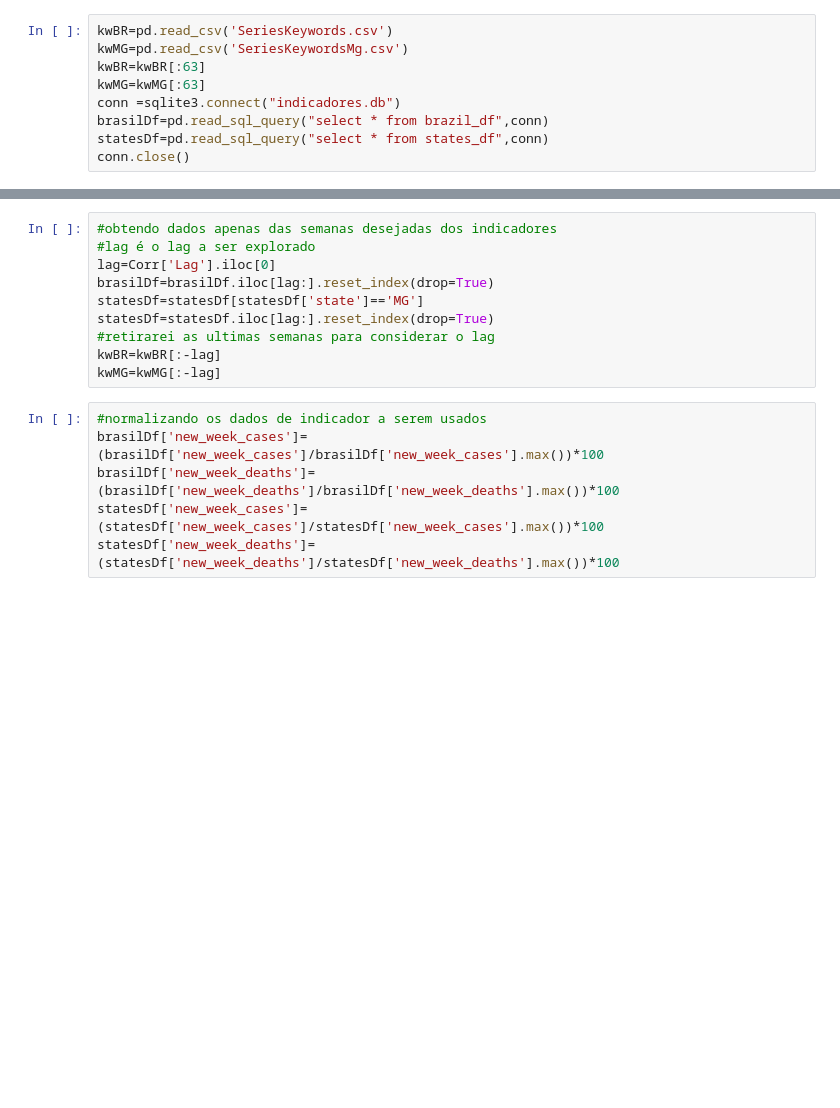
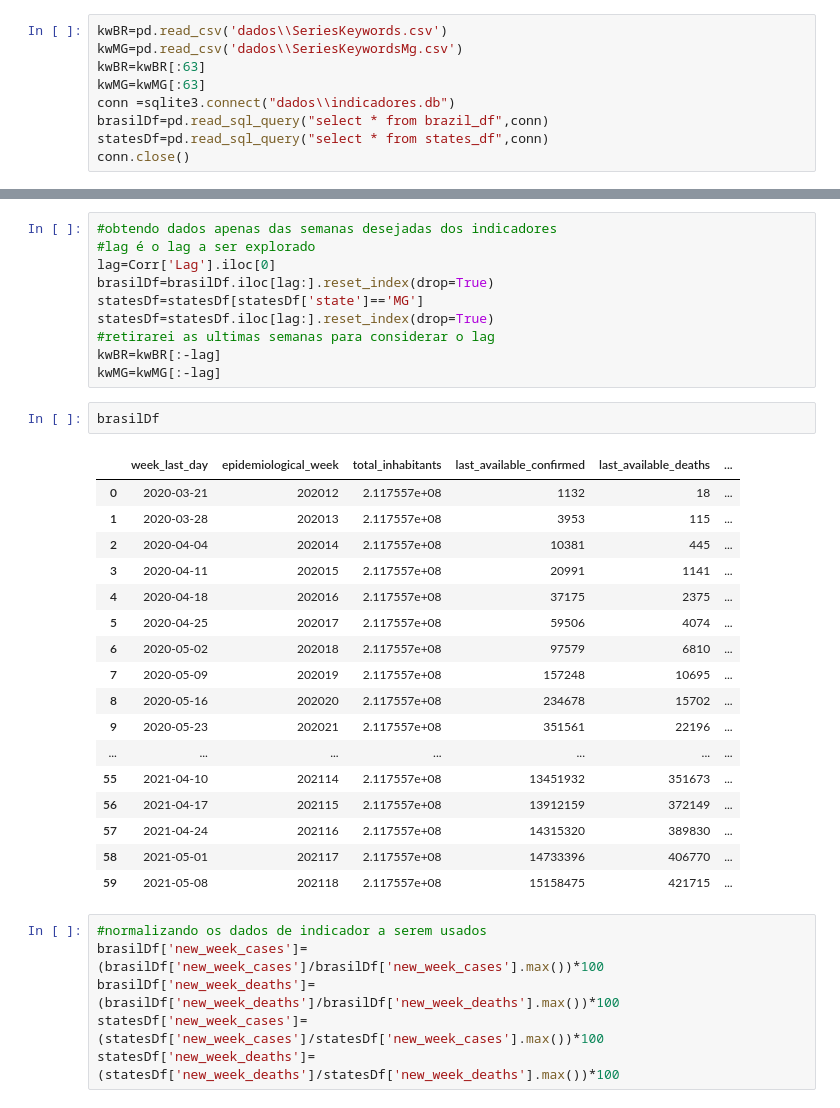
Before and after one commit to CDA-EPCWeb/Google-Trends, a Jupyter notebook: Regressao.ipynb, the cells around one changed output, grey strips where cells are left out. Saved outputs shown, nothing was run; the diff lists cells and outputs as text; blank space fills up the shorter version.

```diff
--- a/Regressao.ipynb
+++ b/Regressao.ipynb
@@ -8,11 +8,11 @@ from lagCorrelations import getMaxCorrelations
 from sklearn.metrics import mean_absolute_error
 import pmdarima as pm
 # %%
-kwBR=pd.read_csv('SeriesKeywords.csv')
-kwMG=pd.read_csv('SeriesKeywordsMg.csv')
+kwBR=pd.read_csv('dados\\SeriesKeywords.csv')
+kwMG=pd.read_csv('dados\\SeriesKeywordsMg.csv')
 kwBR=kwBR[:63]
 kwMG=kwMG[:63]
-conn =sqlite3.connect("indicadores.db")
+conn =sqlite3.connect("dados\\indicadores.db")
 brasilDf=pd.read_sql_query("select * from brazil_df",conn)
 statesDf=pd.read_sql_query("select * from states_df",conn)
 conn.close()
@@ -50,6 +50,26 @@ statesDf=statesDf.iloc[lag:].reset_index(drop=True)
 #retirarei as ultimas semanas para considerar o lag
 kwBR=kwBR[:-lag]
 kwMG=kwMG[:-lag]
+# %%
+brasilDf
+# %% [output]
+|  | week_last_day | epidemiological_week | total_inhabitants | last_available_confirmed | last_available_deaths | ... |
+| 0 | 2020-03-21 | 202012 | 2.117557e+08 | 1132 | 18 | ... |
+| 1 | 2020-03-28 | 202013 | 2.117557e+08 | 3953 | 115 | ... |
+| 2 | 2020-04-04 | 202014 | 2.117557e+08 | 10381 | 445 | ... |
+| 3 | 2020-04-11 | 202015 | 2.117557e+08 | 20991 | 1141 | ... |
+| 4 | 2020-04-18 | 202016 | 2.117557e+08 | 37175 | 2375 | ... |
+| 5 | 2020-04-25 | 202017 | 2.117557e+08 | 59506 | 4074 | ... |
+| 6 | 2020-05-02 | 202018 | 2.117557e+08 | 97579 | 6810 | ... |
+| 7 | 2020-05-09 | 202019 | 2.117557e+08 | 157248 | 10695 | ... |
+| 8 | 2020-05-16 | 202020 | 2.117557e+08 | 234678 | 15702 | ... |
+| 9 | 2020-05-23 | 202021 | 2.117557e+08 | 351561 | 22196 | ... |
+| ... | ... | ... | ... | ... | ... | ... |
+| 55 | 2021-04-10 | 202114 | 2.117557e+08 | 13451932 | 351673 | ... |
+| 56 | 2021-04-17 | 202115 | 2.117557e+08 | 13912159 | 372149 | ... |
+| 57 | 2021-04-24 | 202116 | 2.117557e+08 | 14315320 | 389830 | ... |
+| 58 | 2021-05-01 | 202117 | 2.117557e+08 | 14733396 | 406770 | ... |
+| 59 | 2021-05-08 | 202118 | 2.117557e+08 | 15158475 | 421715 | ... |
 # %%
 #normalizando os dados de indicador a serem usados
 brasilDf['new_week_cases']=(brasilDf['new_week_cases']/brasilDf['new_week_cases'].max())*100
```
Also changed, not shown: parts of 3 cells of this notebook, 10 other files.
